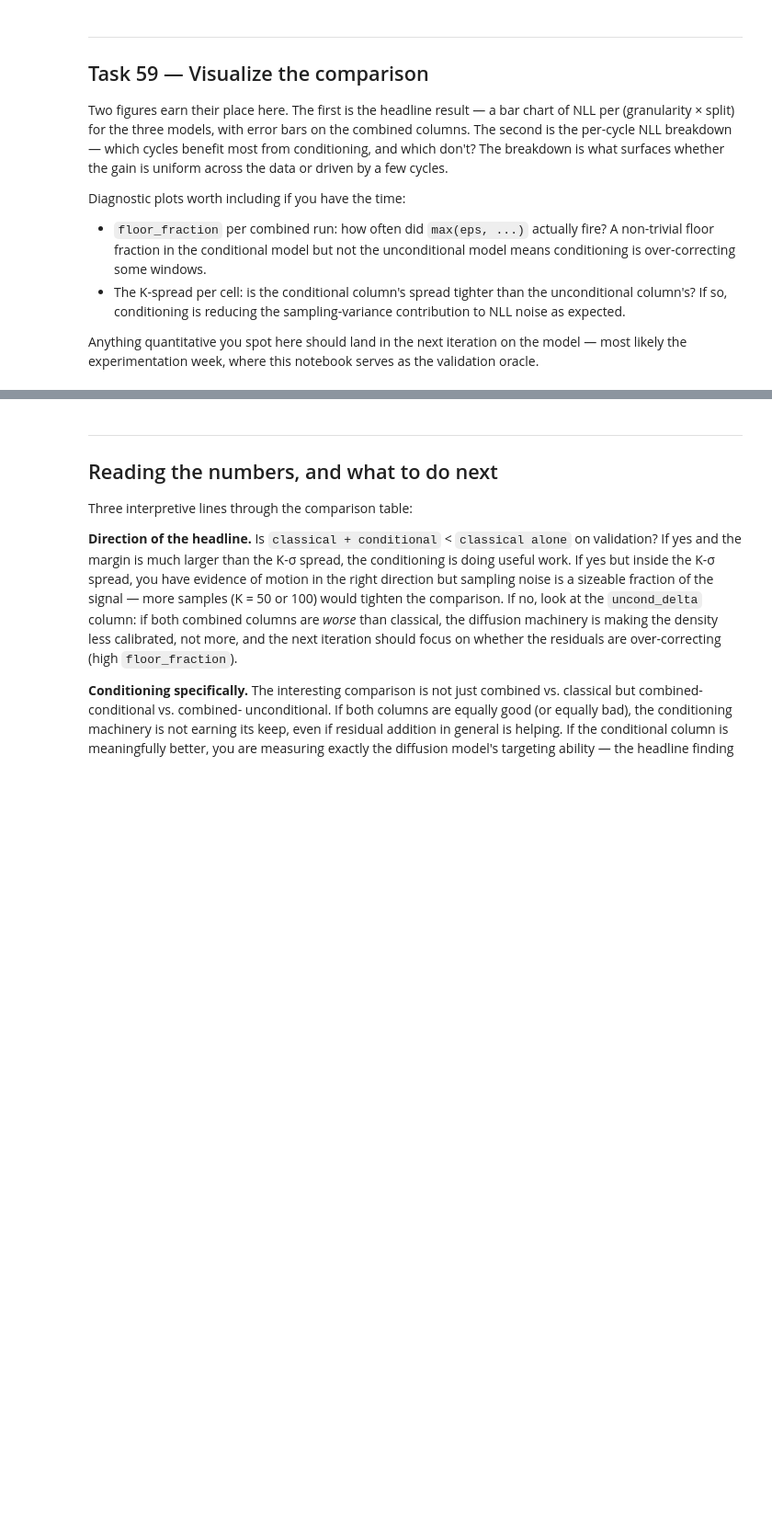
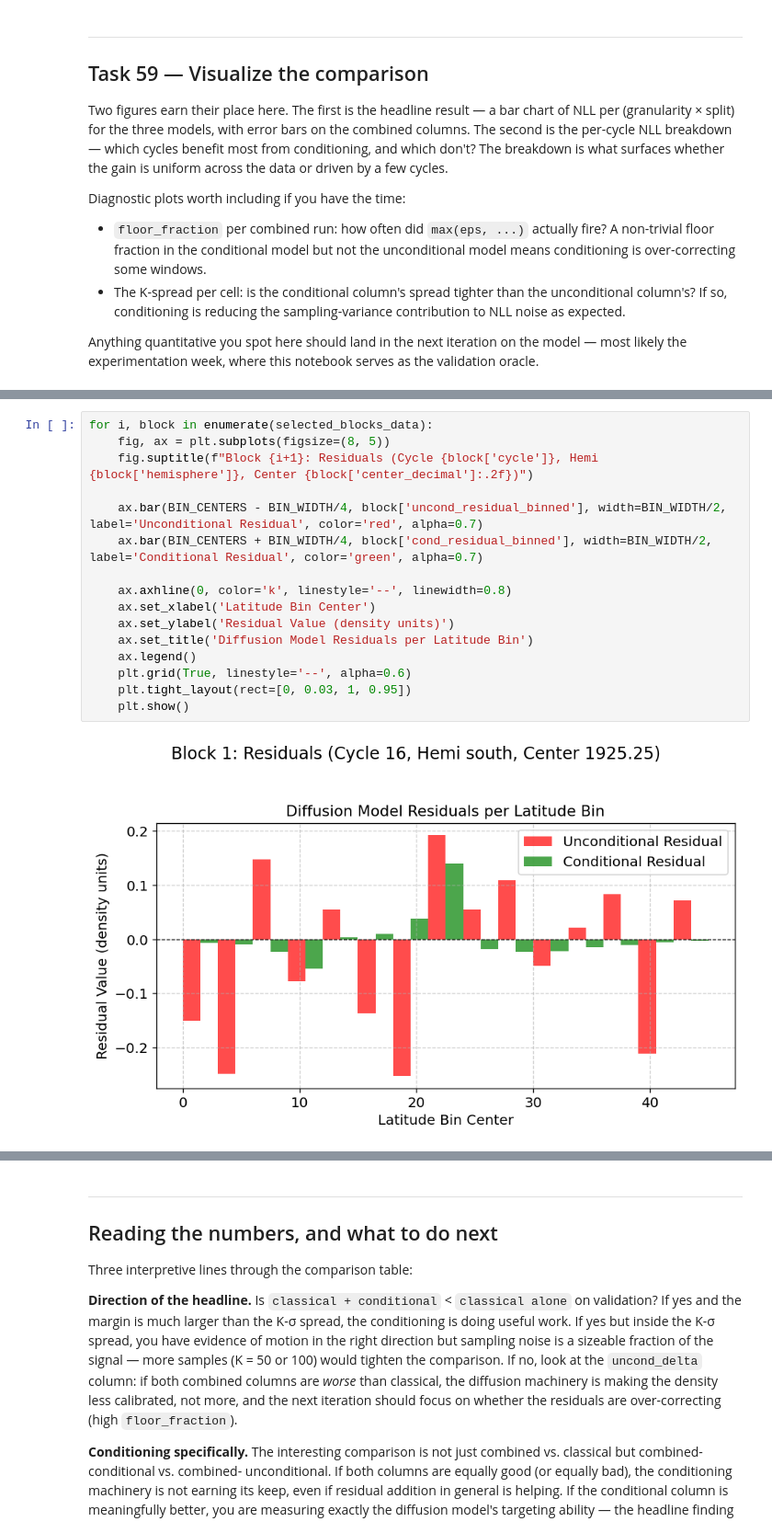
Before and after one commit to SwRI-IDEA-Lab/butterflai, a Jupyter notebook: weeks/week_10/10c_diffusion_NLL_evaluation.ipynb, the cells around one changed output, grey strips where cells are left out. Shown at 92% size. Cells and saved outputs as stored; diff of their text form; blank space fills up the shorter version.

```diff
--- a/weeks/week_10/10c_diffusion_NLL_evaluation.ipynb
+++ b/weeks/week_10/10c_diffusion_NLL_evaluation.ipynb
@@ -1133,0 +1317,18 @@ else:
+# %%
+for i, block in enumerate(selected_blocks_data):
+    fig, ax = plt.subplots(figsize=(8, 5))
+    fig.suptitle(f"Block {i+1}: Residuals (Cycle {block['cycle']}, Hemi {block['hemisphere']}, Center {block['center_decimal']:.2f})")
+
+    ax.bar(BIN_CENTERS - BIN_WIDTH/4, block['uncond_residual_binned'], width=BIN_WIDTH/2, label='Unconditional Residual', color='red', alpha=0.7)
+    ax.bar(BIN_CENTERS + BIN_WIDTH/4, block['cond_residual_binned'], width=BIN_WIDTH/2, label='Conditional Residual', color='green', alpha=0.7)
+
+    ax.axhline(0, color='k', linestyle='--', linewidth=0.8)
+    ax.set_xlabel('Latitude Bin Center')
+    ax.set_ylabel('Residual Value (density units)')
+    ax.set_title('Diffusion Model Residuals per Latitude Bin')
+    ax.legend()
+    plt.grid(True, linestyle='--', alpha=0.6)
+    plt.tight_layout(rect=[0, 0.03, 1, 0.95])
+    plt.show()
+# %% [output]
+[figure, added]
```
Also changed, not shown: parts of 21 cells of this notebook.
